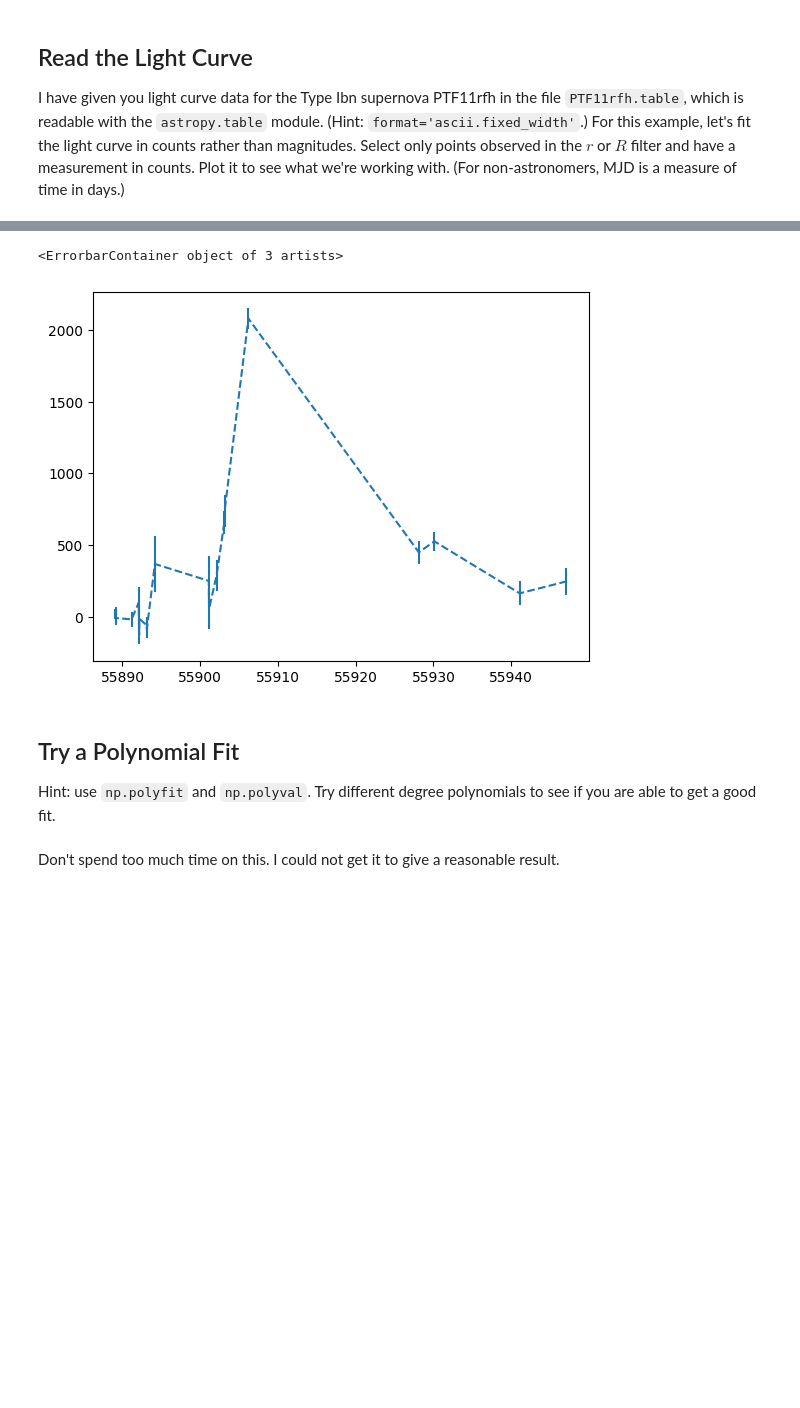
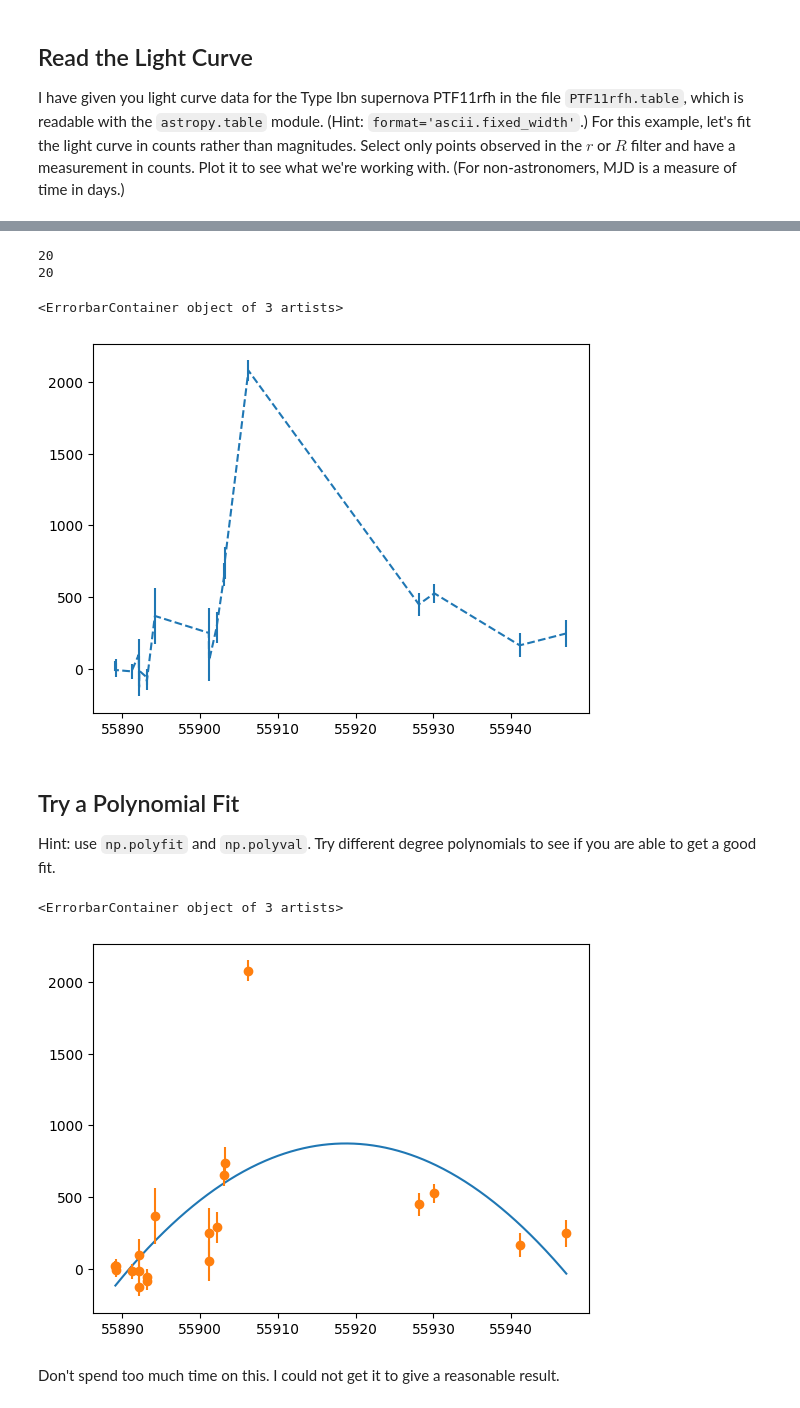
Before and after one commit to ASTR154/nonparametric-modeling, a Jupyter notebook: nonparametric-modeling.ipynb, the cells around one changed output, grey strips where cells are left out. Drawn from its saved outputs; the diff is of its cells as text; code cells hidden in the pictures; blank space fills up the shorter version.

```diff
--- a/nonparametric-modeling.ipynb
+++ b/nonparametric-modeling.ipynb
@@ -141,12 +124,16 @@ filt_table = clean_data[filt]
 # %%
-x = filt_table["MJD"]  # complete
-y = filt_table["counts"]  # complete
-dy = filt_table["dcounts"]  # complete
+x_lc = filt_table["MJD"]  # complete
+print(len(x_lc))
+y_lc = filt_table["counts"]  # complete
+print(len(y_lc))
+dy_lc = filt_table["dcounts"]  # complete
 # plot
 
-plt.errorbar(x, y, yerr = dy, fmt = "--")
+plt.errorbar(x_lc, y_lc, yerr = dy_lc, fmt = "--")
 # %% [output]
-<ErrorbarContainer object of 3 artists>
+20
+20
+<ErrorbarContainer object of 3 artists>
 [figure]
 # %% [markdown]
 ## Try a Polynomial Fit
@@ -164,3 +141,20 @@ y_fit_poly =  # complete
+# %%
+x_fit = x_lc# complete
+
+# complete
+x_pred_pf = np.linspace(x_lc.min(), x_lc.max(), 500)
+y_fit_poly = np.polyfit(x_fit, y_lc, 2)  # complete
+y_vals = np.polyval(y_fit_poly, x_pred_pf)
+plt.plot(x_pred_pf, y_vals)
+plt.errorbar(x_lc, y_lc, yerr = dy_lc, fmt = "o")
+# plot
+# plot
+# plot
+# plot
+# plot
+# %% [output]
+<ErrorbarContainer object of 3 artists>
+[figure, added]
 # %% [markdown]
 Don't spend too much time on this. I could not get it to give a reasonable result.
 # %% [markdown]
```
Also changed, not shown: parts of 21 cells of this notebook.
